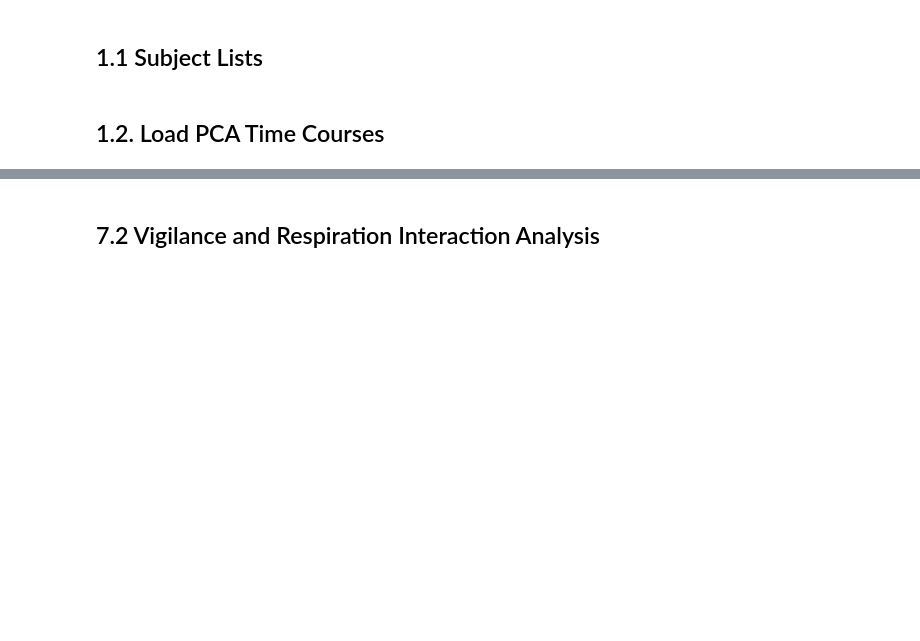
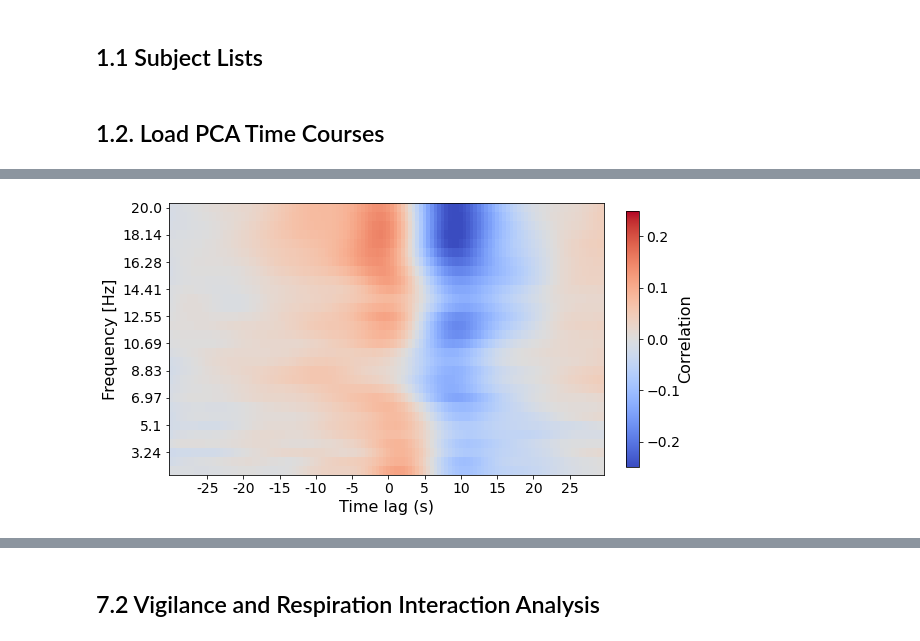
Before and after one commit to tsb46/fmri_arousal, a Jupyter notebook: analysis.ipynb, the cells around one changed output, grey strips where cells are left out. Drawn from its saved outputs; the diff is of its cells as text; code cells hidden in the pictures; blank space fills up the shorter version.

```diff
--- a/analysis.ipynb
+++ b/analysis.ipynb
@@ -553,0 +189,83 @@ ax.tick_params(axis='both', which='major', labelsize=12)
+# %%
+# Select frequencies
+freqs = np.linspace(2,20, 30)[::-1]
+# Select EEG channels
+eeg_chan_avg = ['P3', 'P4', 'Pz', 'O1','O2','Oz']
+# Loop through subjects and compute cross-correlations
+power_group = []
+for subj, scan in subject_list_chang[['subject','scan']].values.tolist():
+    if scan < 10:
+        scan_str = f'000{scan}'
+    else:
+        scan_str = f'00{scan}'
+    raw = mne.io.read_raw_fif(f'data/dataset_chang/eeg/raw/sub_00{subj}_mr_{scan_str}.raw.fif', preload=True,
+                              verbose=False)
+    raw.crop(tmin=14.7) # crop 14.7s to match functional scan
+    raw.pick(eeg_chan_avg) # Pick EEG channels
+    # set n_cycle parameter for wavelet (> cycles, > frequency resolution & < time resolution)
+    n_cycles = 15
+    # Commented out multitaper power estimation approach
+    # time_bandwidth = 4.0
+    # power = tfr_multitaper(epochs, freqs=freqs, n_cycles=n_cycles,
+    #                        time_bandwidth=time_bandwidth, return_itc=False,
+    #                        average=True)
+    # Grab parameters
+    times = raw.times
+    sfreq = raw.info['sfreq']
+    # Get data into numpy array
+    raw_data = raw.get_data()[np.newaxis,:]
+    # Morlet time-frequency power estimation
+    power = tfr_array_morlet(raw_data, sfreq, freqs, n_cycles=n_cycles, output='power')
+    power_avg = np.squeeze(power).mean(axis=0)
+    power_group.append(power_avg)
+
+# Resample data to match functional scan length
+power_resample = []
+for subj_power in power_group:
+    power_freq = []
+    for i in range(len(freqs)):
+        resample_freq = nk.signal_resample(subj_power[i,:], desired_length=chang_len, method='FFT')
+        power_freq.append(resample_freq)
+    power_freq = np.vstack(power_freq)
+    power_resample.append(power_freq)
+
+# Cross-correlation across subjects and frequencies
+xcorr_results = []
+# interpolation time points for smooth cross-corr estimation
+x_interp = np.arange(-30, 30, 0.5)
+for i, (subj, scan) in enumerate(subject_list_chang[['subject','scan']].values.tolist()):
+    if scan < 10:
+        scan_str = f'000{scan}'
+    else:
+        scan_str = f'00{scan}'
+    df = load_subj_chang(subj, scan, pc_subj_chang[f'{subj}_{scan}'],
+                         pc_p_subj_chang[f'{subj}_{scan}'], fs_chang)
+    xcorr_subj = []
+    # Loop through frequencies
+    for f in range(len(freqs)):
+        cc_list = xcorr(df['pc1'], power_resample[i][f,:], maxlags=20)
+        f_interp = interp1d(cc_list[0]*(1/fs_chang), cc_list[1], kind='cubic')
+        xcorr_subj.append(f_interp(x_interp))
+    xcorr_subj = np.vstack(xcorr_subj)
+    xcorr_results.append(xcorr_subj)
+
+# Plot
+fig, ax = plt.subplots(figsize=(10,5))
+xcorr_avg = np.stack(xcorr_results, axis=2).mean(axis=2)
+im = ax.imshow(xcorr_avg, cmap='coolwarm', vmin=-0.25, vmax=0.25, aspect=2.5)
+freq_sample = np.arange(0,len(freqs),3)
+ax.set_yticks(freq_sample)
+ax.set_yticklabels(np.round(freqs[freq_sample],2), fontsize=14)
+ax.set_ylabel('Frequency [Hz]', fontsize=16)
+x_sample = np.arange(0,len(x_interp), 10)
+ax.set_xticks(x_sample)
+ax.set_xticklabels(x_interp[x_sample].astype(int), fontsize=14)
+ax.set_xlabel('Time lag (s)', fontsize=16)
+xticks = ax.xaxis.get_major_ticks()
+xticks[0].set_visible(False)
+cbar = plt.colorbar(im,fraction=0.023, pad=0.04)
+cbar.ax.tick_params(labelsize=14)
+cbar.set_label('Correlation', fontsize=16, labelpad=-2)
+plt.show()
+# %% [output]
+[figure, added]
```
Also changed, not shown: parts of 198 cells of this notebook, 5 other files.
